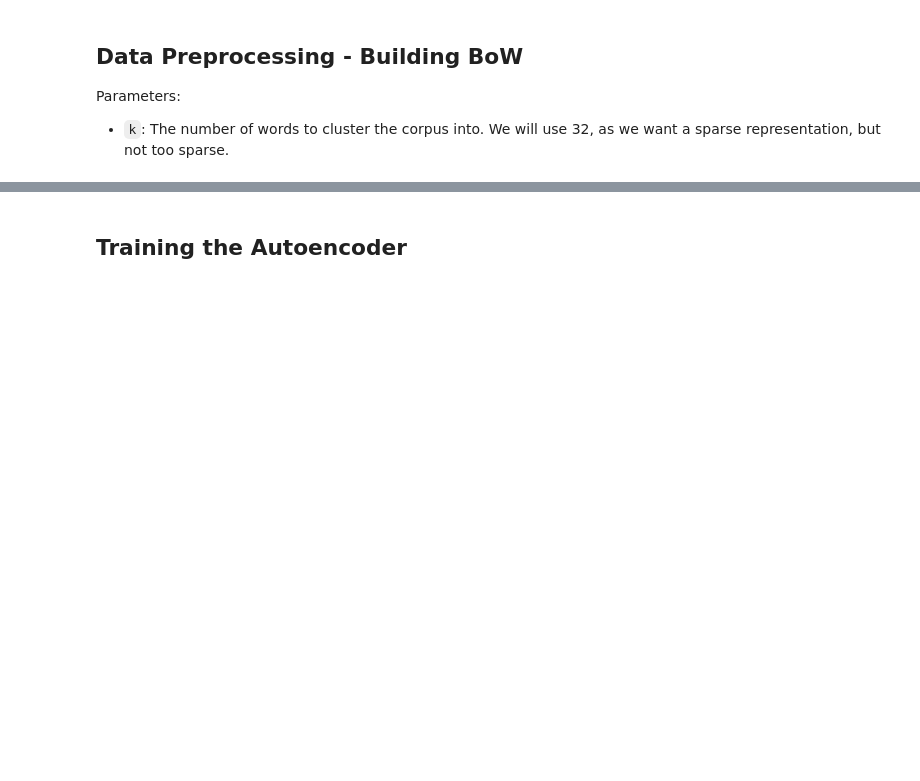
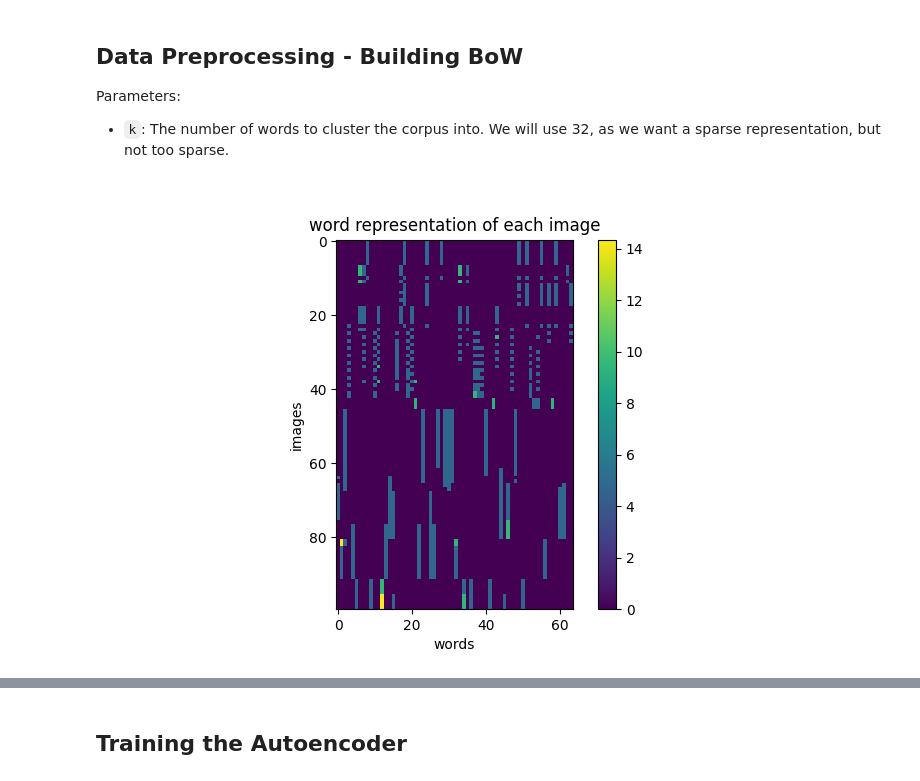
Before and after one commit to AmitNativ1984/AutobrainsEON, a Jupyter notebook: eon_task2.ipynb, the cells around one changed output, grey strips where cells are left out. Cells and saved outputs as stored; diff of their text form; code cells hidden in the pictures; blank space fills up the shorter version.

```diff
--- a/eon_task2.ipynb
+++ b/eon_task2.ipynb
@@ -63,6 +63,18 @@ images_BoW = np.zeros((len(image_ids), K))
 for image_id, word in zip(data[:,0], words):
     images_BoW[image_id_to_index[image_id], word] += 1
 images_BoW *= idf
+# %%
+# reprsenting the histogram of words for each image
+# -------------------------------------------------
+plt.figure()
+plt.imshow(images_BoW)
+plt.xlabel('words')
+plt.ylabel('images')
+plt.title('word representation of each image')
+cbar = plt.colorbar()
+plt.show()
+# %% [output]
+[figure, added]
 # %% [markdown]
 ## Autoencoder
 We now have our dataset represented as a bag of words. Each image is represented by a histogram of the appearance of each word in the image. Each word is weighted by its importance in the corpus (tf-idf). We will now train an autoencoder to learn the representation of the image in the latent space.
```
Also changed, not shown: parts of 12 cells of this notebook, 2 other files.
